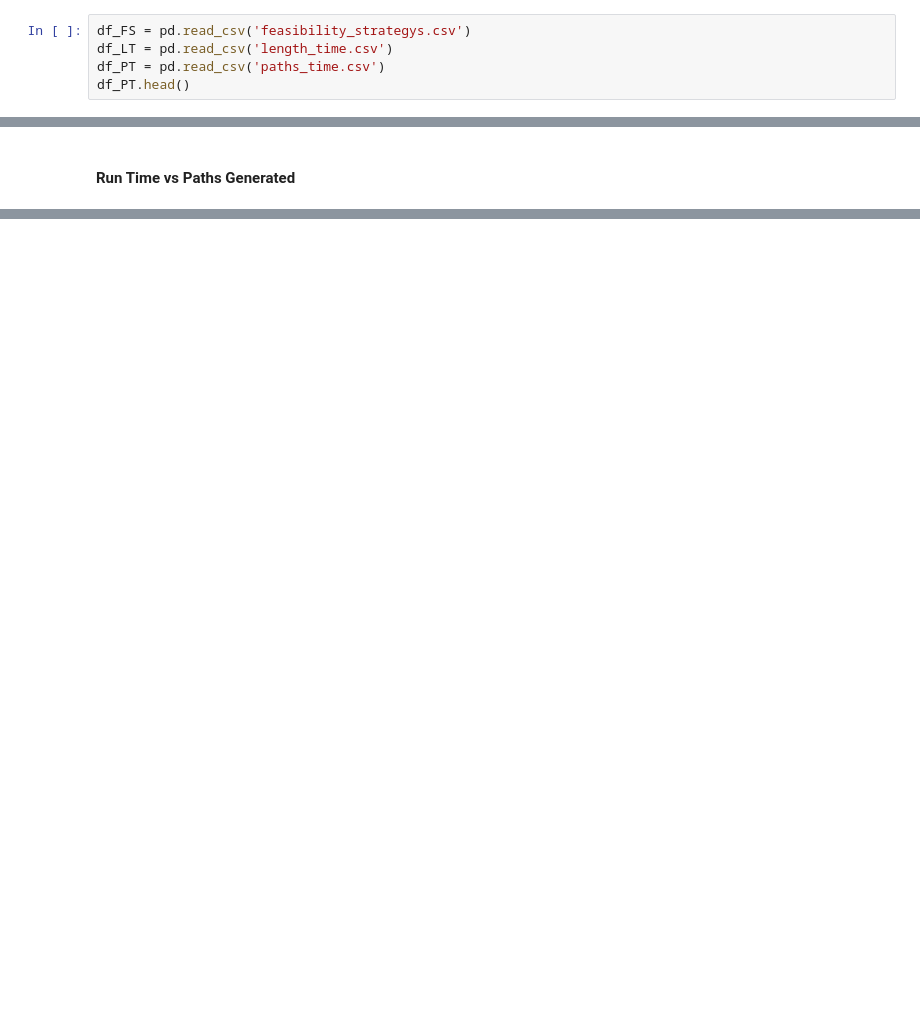
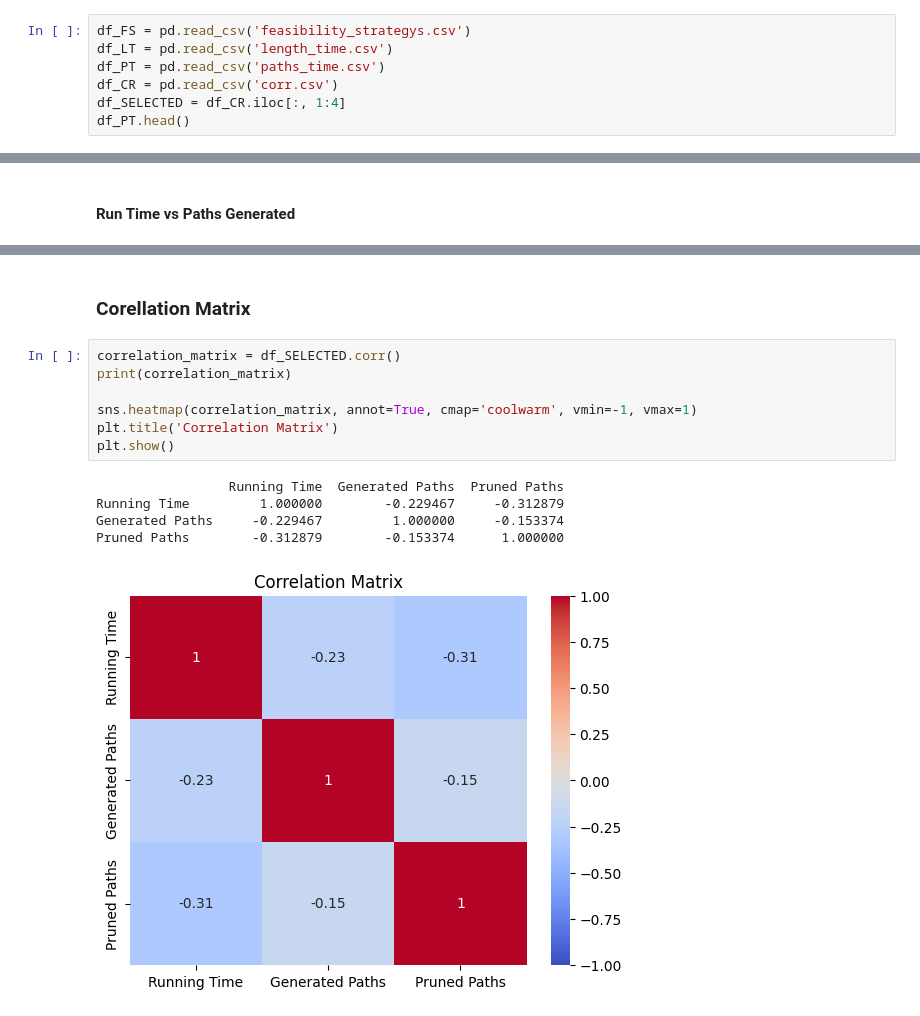
Before and after one commit to ovda96/INFOMPSV-wlp, a Jupyter notebook: Visualisations.ipynb, the cells around one changed output, grey strips where cells are left out. Drawn from its saved outputs; the diff is of its cells as text; blank space fills up the shorter version.

Commit message:
Add Correlation Matrix

```diff
--- a/Visualisations.ipynb
+++ b/Visualisations.ipynb
@@ -11,4 +12,6 @@ import matplotlib.pyplot as plt
 df_FS = pd.read_csv('feasibility_strategys.csv')
 df_LT = pd.read_csv('length_time.csv')
 df_PT = pd.read_csv('paths_time.csv')
+df_CR = pd.read_csv('corr.csv')
+df_SELECTED = df_CR.iloc[:, 1:4]
 df_PT.head()
@@ -195,0 +222,15 @@ plt.show()
+# %% [markdown]
+### Corellation Matrix
+# %%
+correlation_matrix = df_SELECTED.corr()
+print(correlation_matrix)
+
+sns.heatmap(correlation_matrix, annot=True, cmap='coolwarm', vmin=-1, vmax=1)
+plt.title('Correlation Matrix')
+plt.show()
+# %% [output]
+                 Running Time  Generated Paths  Pruned Paths
+Running Time         1.000000        -0.229467     -0.312879
+Generated Paths     -0.229467         1.000000     -0.153374
+Pruned Paths        -0.312879        -0.153374      1.000000
+[figure, added]
```
Also changed, not shown: parts of 11 cells of this notebook.
